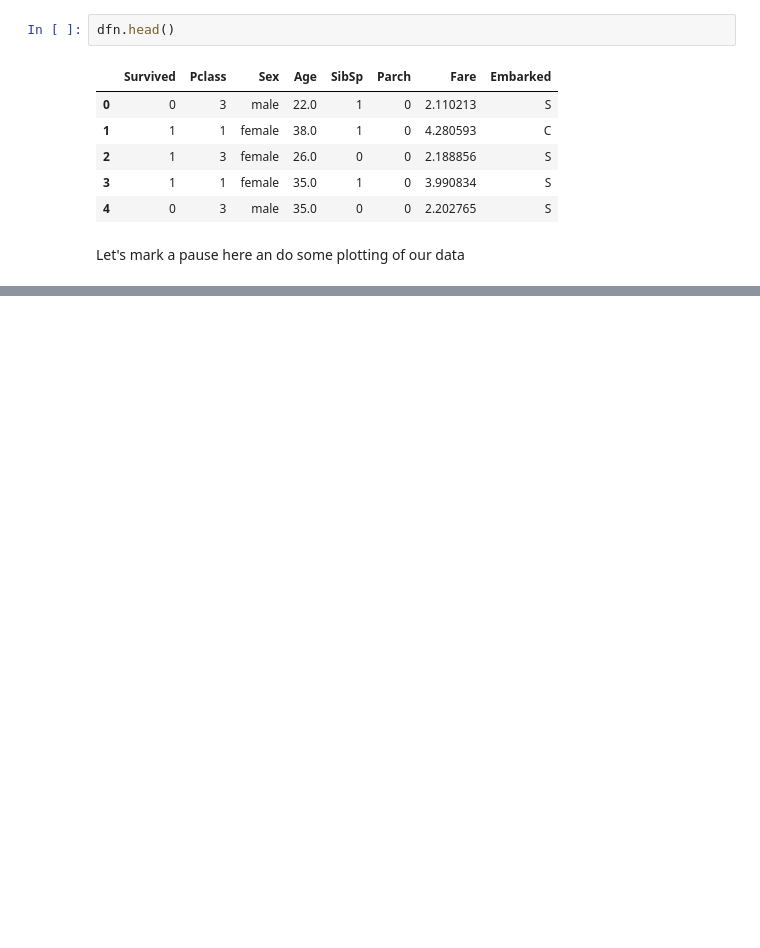
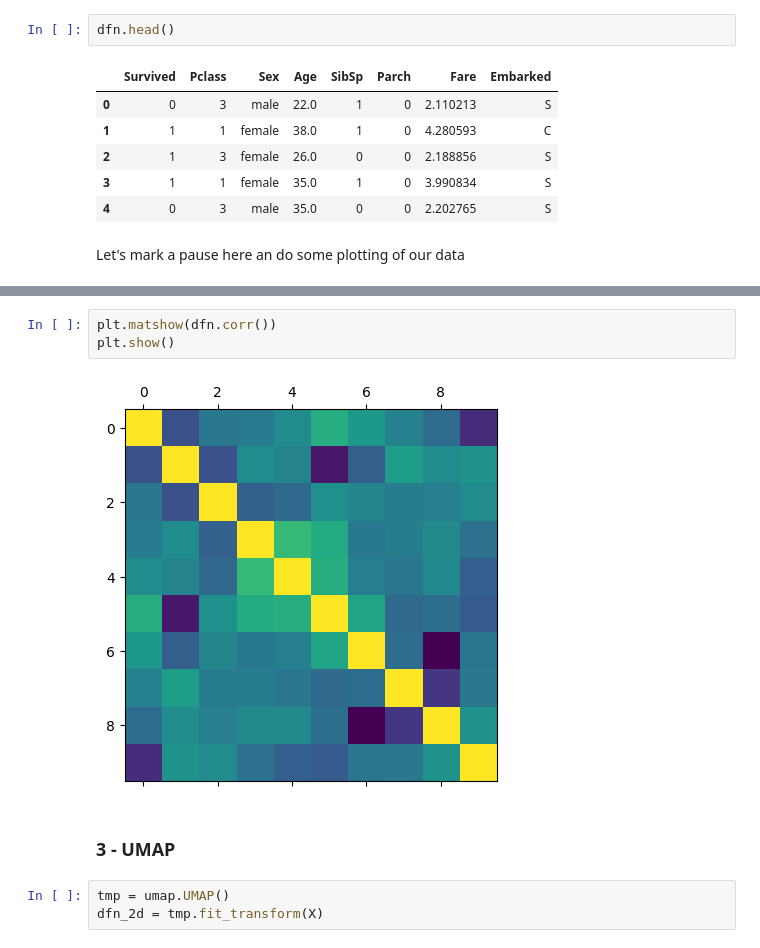
Before and after one commit to palminaN/titanic-survival-prediction, a Jupyter notebook: code.ipynb, the cells around one changed output, grey strips where cells are left out. Drawn from its saved outputs; the diff is of its cells as text; blank space fills up the shorter version.

```diff
--- a/code.ipynb
+++ b/code.ipynb
@@ -170,0 +242,10 @@ dfn["Survived"].sum() / dfn["Survived"].count()
+# %%
+plt.matshow(dfn.corr())
+plt.show()
+# %% [output]
+[figure, added]
+# %% [markdown]
+### 3 - UMAP
+# %%
+tmp = umap.UMAP()
+dfn_2d = tmp.fit_transform(X)
```
Also changed, not shown: parts of 23 cells of this notebook.
